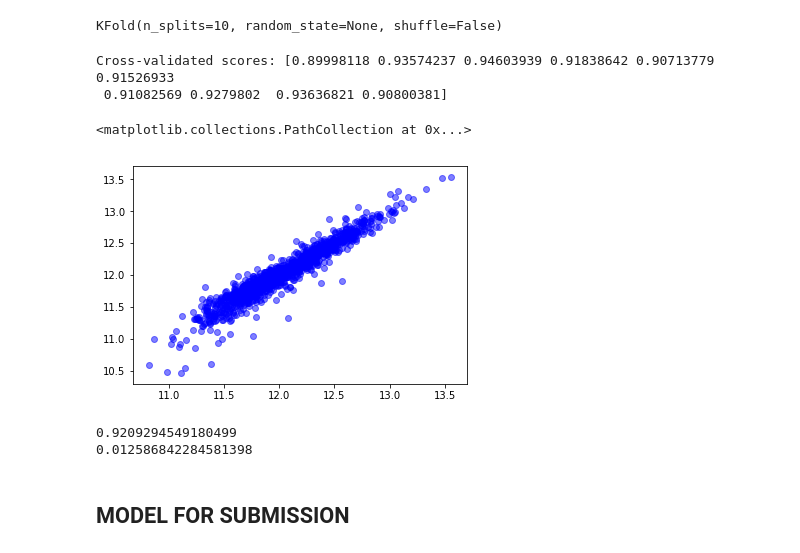
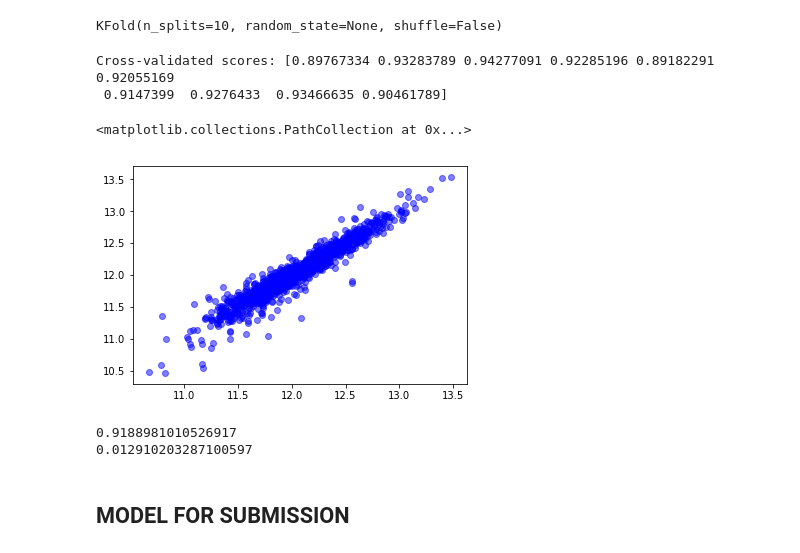
Before and after one commit to brandtg28/kaggle_housing_prices, a Jupyter notebook: model.ipynb, the cells around one changed output. Drawn from its saved outputs; the diff is of its cells as text; code cells hidden in the pictures.

```diff
--- a/model.ipynb
+++ b/model.ipynb
@@ -29,7 +29,7 @@ print(y.shape)
 # %% [markdown]
 ## Train_Test_Split
 # %%
-X_train, X_test, y_train, y_test = train_test_split(X, y, test_size=0.33,
+X_train, X_test, y_train, y_test = train_test_split(X, y, test_size=0.3,
                                                     random_state=42)
 # %%
 ols = LinearRegression()
@@ -87,6 +88,6 @@ for i in range (-2, 4):
 # %%
-ridge_reg = linear_model.Ridge(alpha=10)
+rm = linear_model.Ridge(alpha=.1)
 # %%
-ridge_model = ridge_reg.fit(X_train, y_train)
-ridge_predict = ridge_model.predict(X_test)
+lm_ridge = rm.fit(X_train, y_train)
+ridge_predict = lm_ridge.predict(X_test)
 # %%
@@ -132,24 +127,24 @@ KFold(n_splits=10, random_state=None, shuffle=False)
 from sklearn.model_selection import cross_val_score, cross_val_predict
 from sklearn import metrics
 # %%
-scores = cross_val_score(ridge_model, X, y, cv=10)
+scores = cross_val_score(lm_ridge, X, y, cv=10)
 print('Cross-validated scores:',scores)
 # %% [output]
-Cross-validated scores: [0.89998118 0.93574237 0.94603939 0.91838642 0.90713779 0.91526933
- 0.91082569 0.9279802  0.93636821 0.90800381]
+Cross-validated scores: [0.89767334 0.93283789 0.94277091 0.92285196 0.89182291 0.92055169
+ 0.9147399  0.9276433  0.93466635 0.90461789]
 # %%
-predictions = cross_val_predict(ridge_model, X, y, cv=10)
+predictions = cross_val_predict(lm_ridge, X, y, cv=10)
 plt.scatter(predictions,y,alpha=.5, color='b')
 # %% [output]
 <matplotlib.collections.PathCollection at 0x...>
-[figure, old version]
+[figure, new version]
 # %%
 cross_R2 = metrics.r2_score(y,predictions)
-RMSE = mean_squared_error(y, predictions)
+cross_RMSE = mean_squared_error(y, predictions)
 print(cross_R2)
-print(RMSE)
+print(cross_RMSE)
 # %% [output]
-0.9209294549180499
-0.012586842284581398
+0.9188981010526917
+0.012910203287100597
 # %% [markdown]
 ## MODEL FOR SUBMISSION
```
Also changed, not shown: parts of 15 cells of this notebook, 1 other file.
